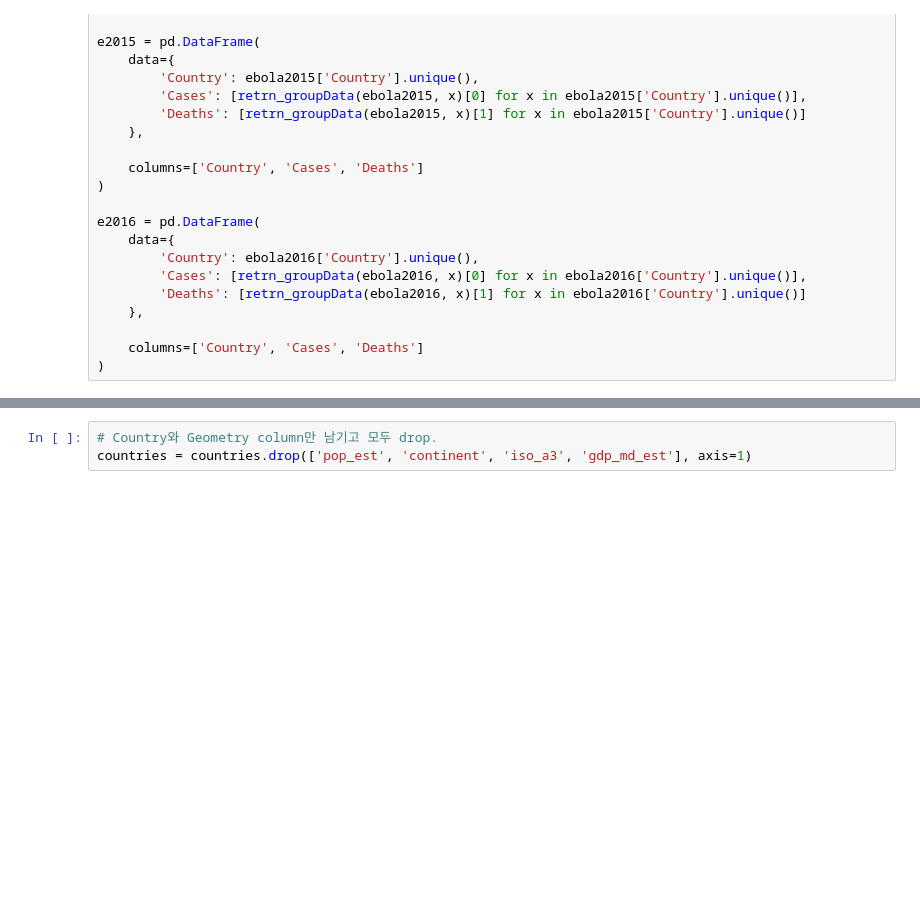
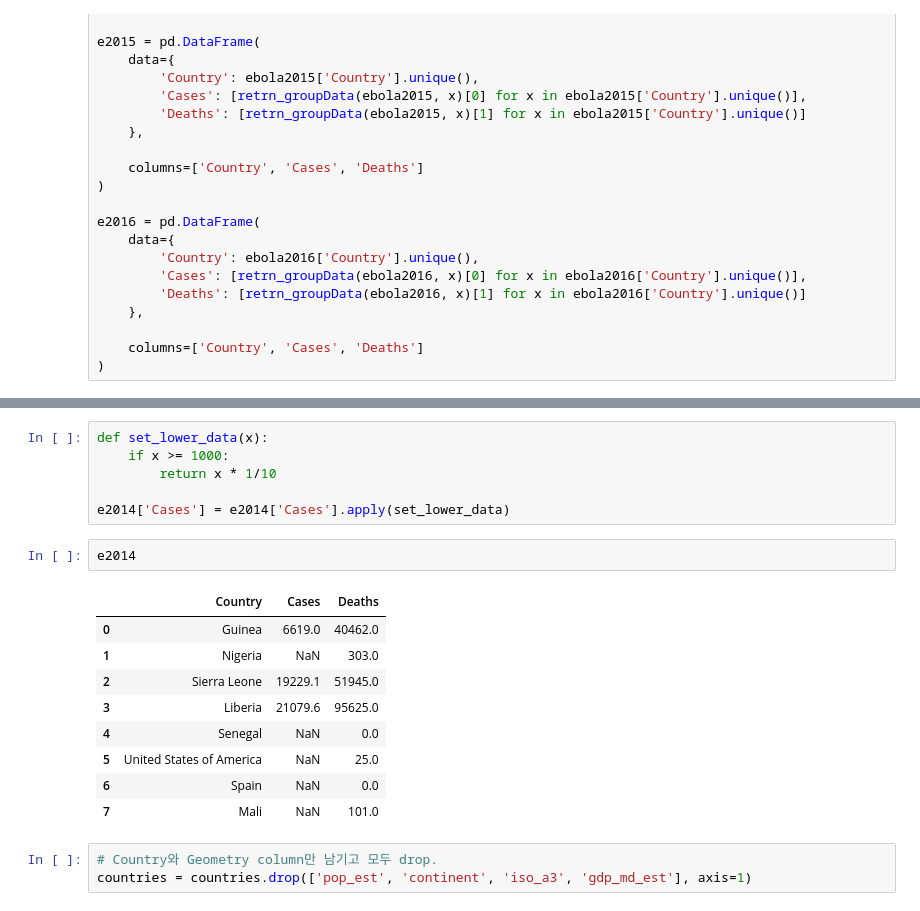
Before and after one commit to luckycontrol/BigData-Final-Project, a Jupyter notebook: ebola_an.ipynb, the cells around one changed output, grey strips where cells are left out. Drawn from its saved outputs; the diff is of its cells as text; blank space fills up the shorter version.

```diff
--- a/ebola_an.ipynb
+++ b/ebola_an.ipynb
@@ -124,3 +127,21 @@ e2016 = pd.DataFrame(
+# %%
+def set_lower_data(x):
+    if x >= 1000:
+        return x * 1/10
+
+e2014['Cases'] = e2014['Cases'].apply(set_lower_data)
+# %%
+e2014
+# %% [output]
+|  | Country | Cases | Deaths |
+| 0 | Guinea | 6619.0 | 40462.0 |
+| 1 | Nigeria | NaN | 303.0 |
+| 2 | Sierra Leone | 19229.1 | 51945.0 |
+| 3 | Liberia | 21079.6 | 95625.0 |
+| 4 | Senegal | NaN | 0.0 |
+| 5 | United States of America | NaN | 25.0 |
+| 6 | Spain | NaN | 0.0 |
+| 7 | Mali | NaN | 101.0 |
 # %%
 # Country와 Geometry column만 남기고 모두 drop.
 countries = countries.drop(['pop_est', 'continent', 'iso_a3', 'gdp_md_est'], axis=1)
```
Also changed, not shown: parts of 2 cells of this notebook.
